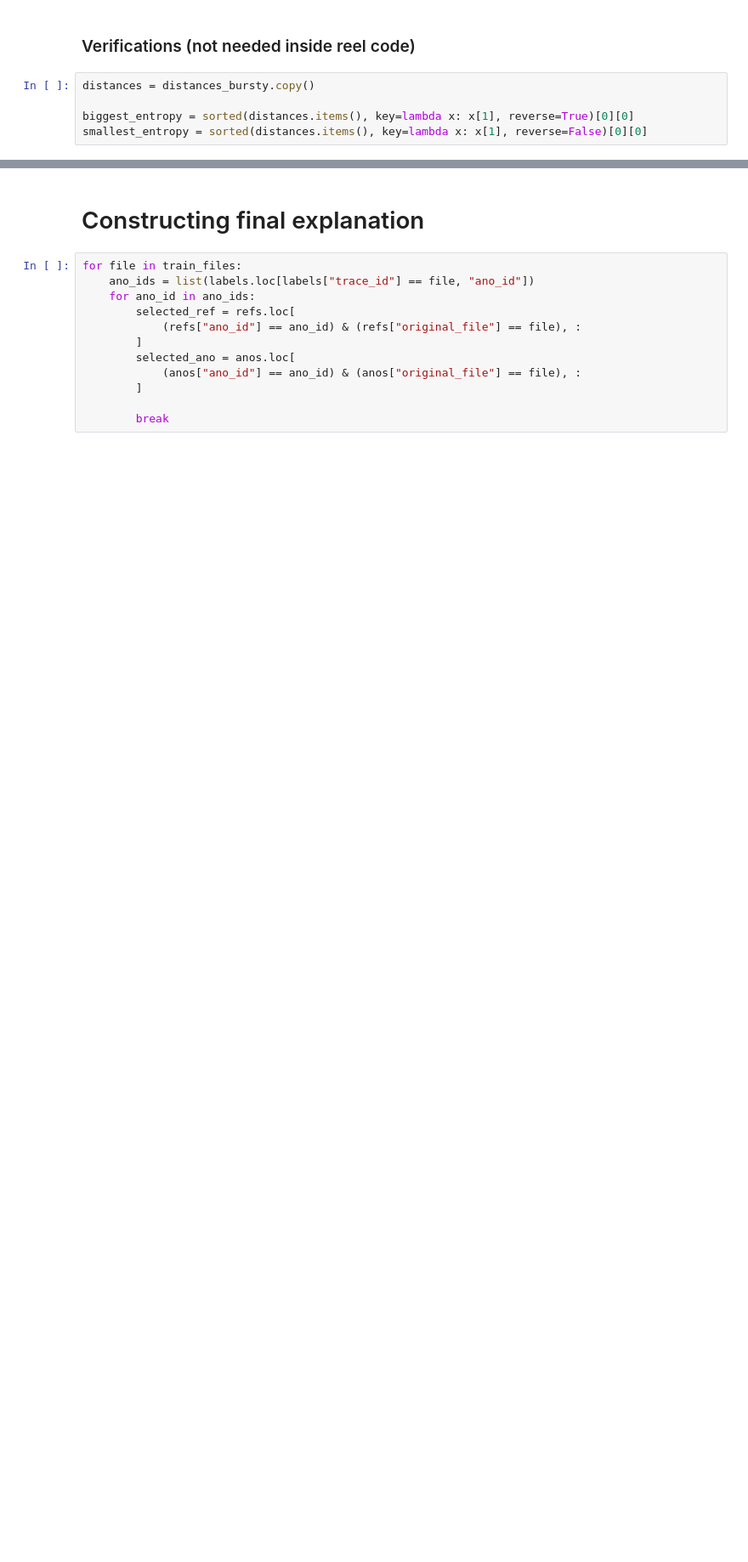
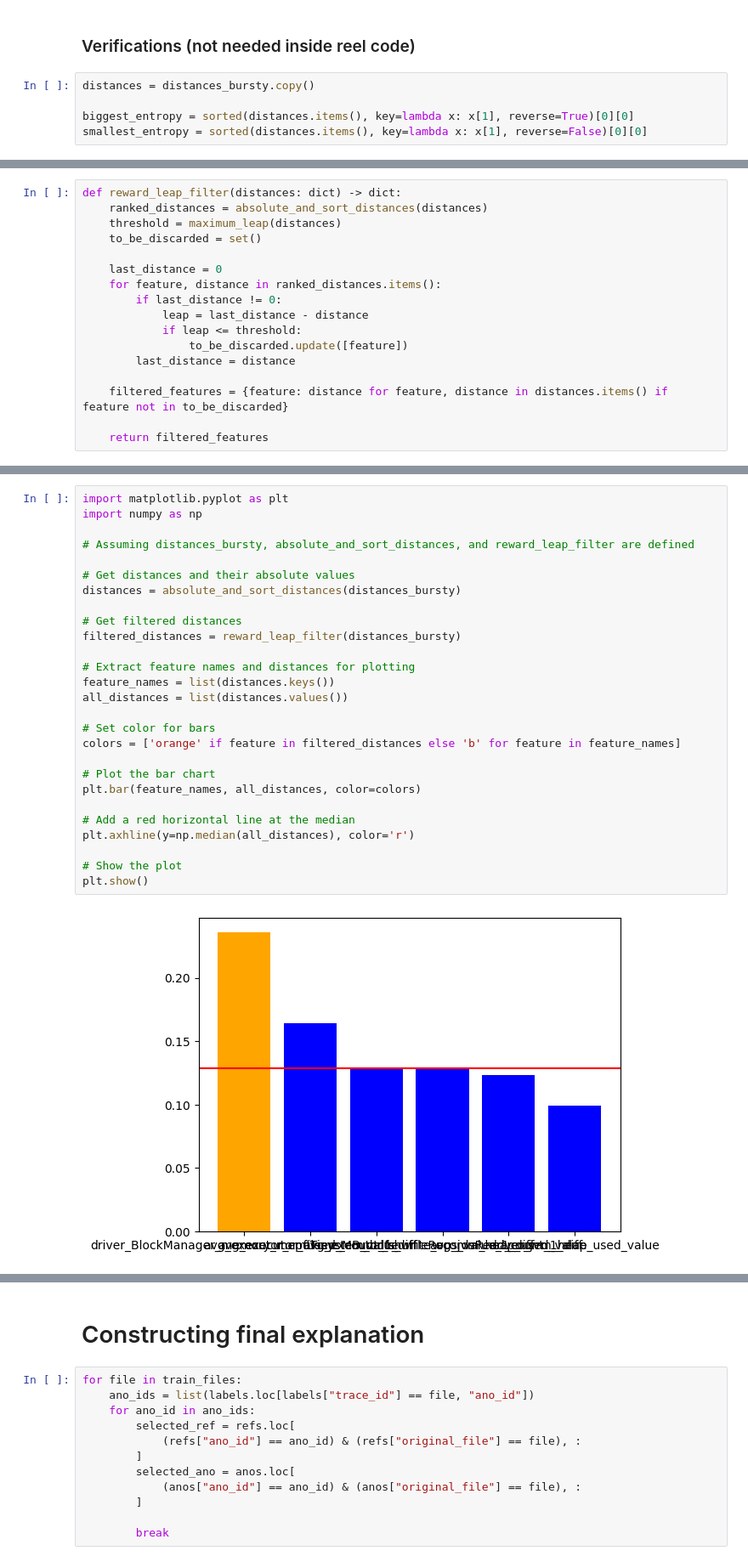
Before and after one commit to louise-davy/exstream-implementation, a Jupyter notebook: algorithm_as_a_notebook.ipynb, the cells around one changed output, grey strips where cells are left out. Shown at 85% size. Cells and saved outputs as stored; diff of their text form; blank space fills up the shorter version.

Commit message:
feat: reward leap + fix: start format script 1

```diff
--- a/algorithm_as_a_notebook.ipynb
+++ b/algorithm_as_a_notebook.ipynb
@@ -508,0 +592,17 @@ new_filtered_features_bursty
+# %%
+def reward_leap_filter(distances: dict) -> dict:
+    ranked_distances = absolute_and_sort_distances(distances)
+    threshold = maximum_leap(distances)
+    to_be_discarded = set()
+
+    last_distance = 0
+    for feature, distance in ranked_distances.items():
+        if last_distance != 0:
+            leap = last_distance - distance
+            if leap <= threshold:
+                to_be_discarded.update([feature])
+        last_distance = distance
+
+    filtered_features = {feature: distance for feature, distance in distances.items() if feature not in to_be_discarded}
+
+    return filtered_features
@@ -508,0 +625,29 @@ new_filtered_features_bursty
+# %%
+import matplotlib.pyplot as plt
+import numpy as np
+
+# Assuming distances_bursty, absolute_and_sort_distances, and reward_leap_filter are defined
+
+# Get distances and their absolute values
+distances = absolute_and_sort_distances(distances_bursty)
+
+# Get filtered distances
+filtered_distances = reward_leap_filter(distances_bursty)
+
+# Extract feature names and distances for plotting
+feature_names = list(distances.keys())
+all_distances = list(distances.values())
+
+# Set color for bars
+colors = ['orange' if feature in filtered_distances else 'b' for feature in feature_names]
+
+# Plot the bar chart
+plt.bar(feature_names, all_distances, color=colors)
+
+# Add a red horizontal line at the median
+plt.axhline(y=np.median(all_distances), color='r')
+
+# Show the plot
+plt.show()
+# %% [output]
+[figure, added]
```
Also changed, not shown: parts of 35 cells of this notebook, 2 other files.
